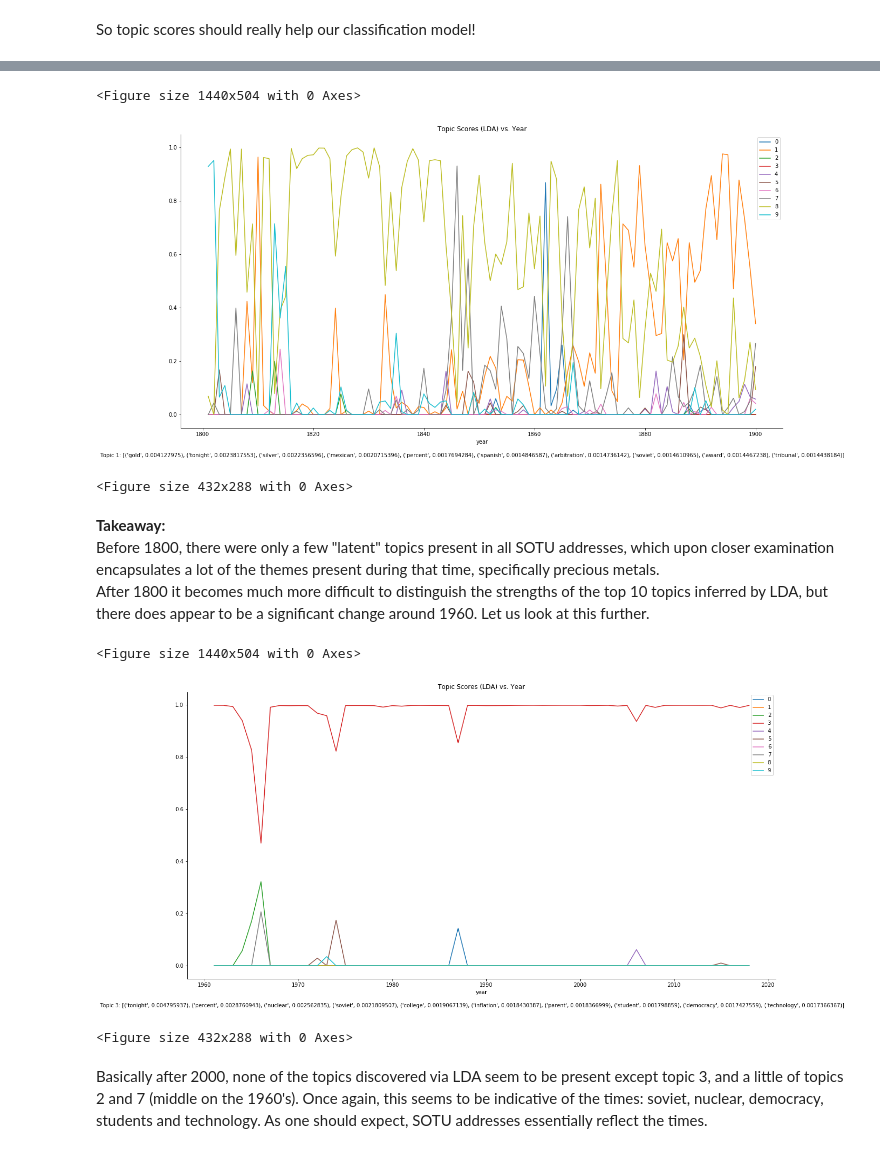
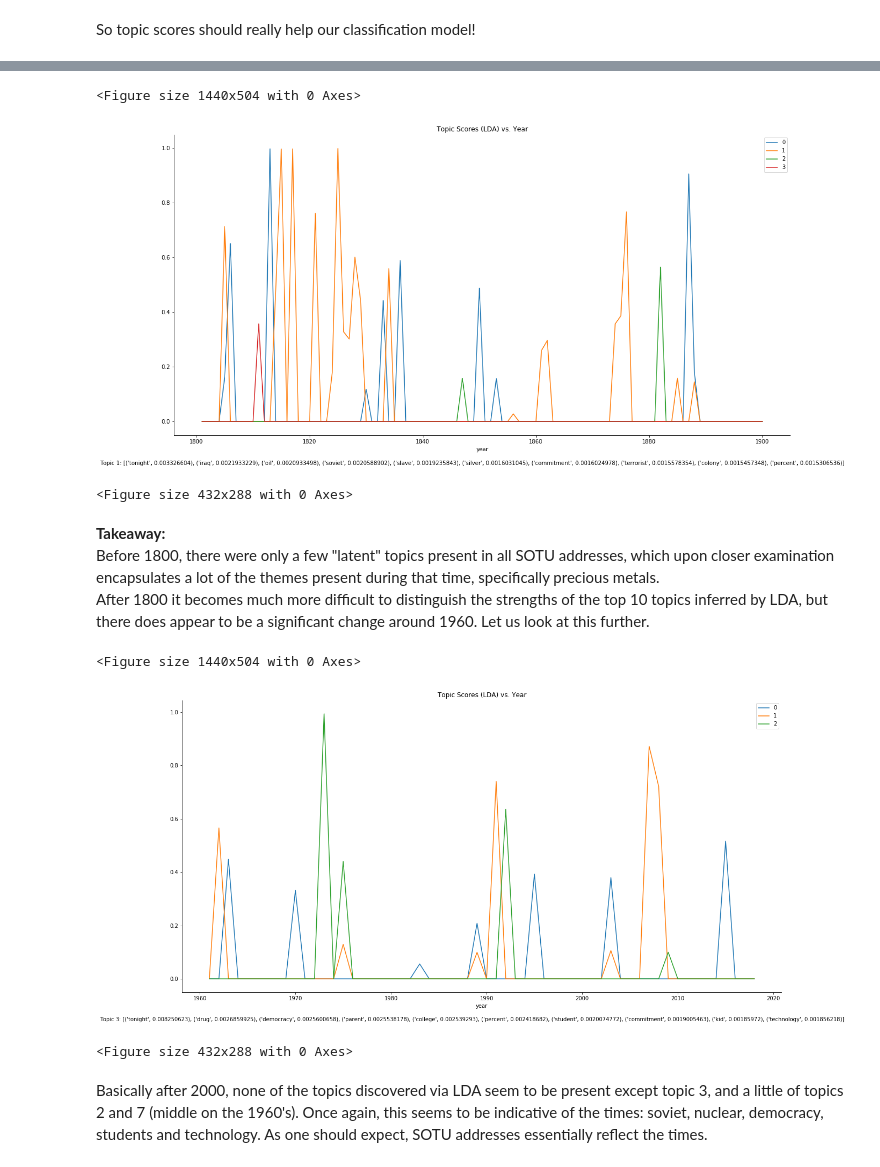
Before and after one commit to mkm29/DataScience, a Jupyter notebook: thinkful/unit/4/sotu/Topic Modeling and Classification.ipynb, the cells around one changed output, grey strips where cells are left out. Cells and saved outputs as stored; diff of their text form; code cells hidden in the pictures.

```diff
--- a/thinkful/unit/4/sotu/Topic Modeling and Classification.ipynb
+++ b/thinkful/unit/4/sotu/Topic Modeling and Classification.ipynb
@@ -252,7 +253,7 @@ dictionary.filter_extremes(no_above=.3)
 corpus = [dictionary.doc2bow(text) for text in df.tokens]
 # %%
 # Build the LDA model
-lda_model = models.LdaModel(corpus=corpus,
+lda_model = models.LdaModel(corpus=corpus, iterations=500,
                             num_topics=NUM_TOPICS,
                             id2word=dictionary)
 # %%
@@ -374,18 +438,18 @@ plt.clf()
 # %%
 plt.figure(figsize=(20,7))
-lda_df.query('year > 1800 & year <= 1900').plot.line()
+lda_df.query('year > 1800 & year <= 1900').iloc[:,:4].plot.line()
 plt.title('Topic Scores (LDA) vs. Year')
 sns.despine()
 fig = plt.gcf()
 fig.set_size_inches(20, 10)
 txt = "Topic 1: " + str(lda_model.show_topic(1,10))
 fig.text(.5, .05, txt, ha='center')
 plt.savefig('topics_after_1800_before_1900_lda.png')
 plt.show()
 plt.clf()
 # %% [output]
 <Figure size 1440x504 with 0 Axes>
-[figure, old version]
+[figure, new version]
 <Figure size 432x288 with 0 Axes>
 # %% [markdown]
 **Takeaway:**
@@ -393,7 +457,7 @@ Before 1800, there were only a few "latent" topics present in all SOTU addresses
 After 1800 it becomes much more difficult to distinguish the strengths of the top 10 topics inferred by LDA, but there does appear to be a significant change around 1960. Let us look at this further.
 # %%
 plt.figure(figsize=(20,7))
-lda_df.query('year > 1960').plot.line()
+lda_df.query('year > 1960').iloc[:,:3].plot.line()
 plt.title('Topic Scores (LDA) vs. Year')
 sns.despine()
 fig = plt.gcf()
@@ -405,7 +469,7 @@ plt.show()
 plt.clf()
 # %% [output]
 <Figure size 1440x504 with 0 Axes>
-[figure, old version]
+[figure, new version]
 <Figure size 432x288 with 0 Axes>
 # %% [markdown]
 Basically after 2000, none of the topics discovered via LDA seem to be present except topic 3, and a little of topics 2 and 7 (middle on the 1960's). Once again, this seems to be indicative of the times: soviet, nuclear, democracy, students and technology. As one should expect, SOTU addresses essentially reflect the times.
```
Also changed, not shown: parts of 36 cells of this notebook.
